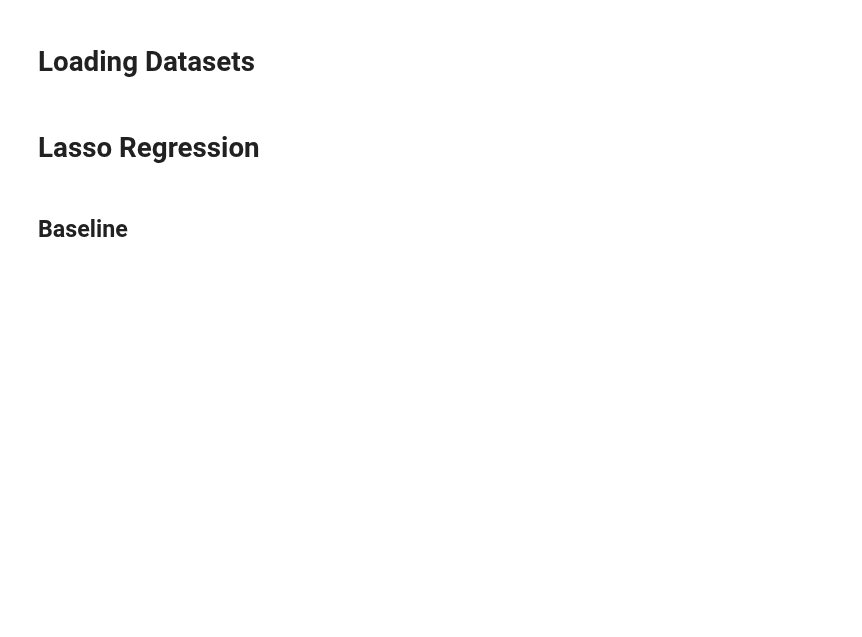
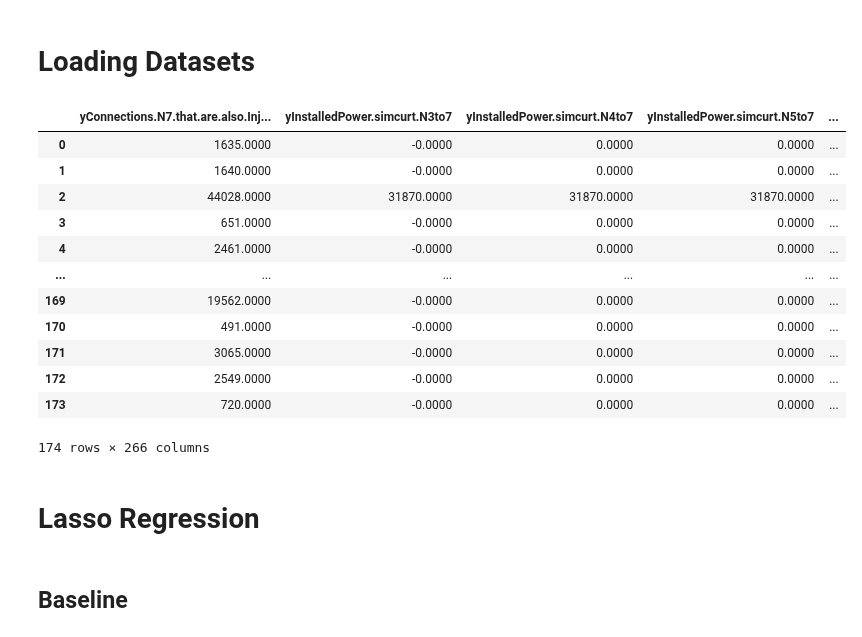
Before and after one commit to ducanhnguyen99/BNetzA, a Jupyter notebook: Modelling/Model_Evaluation.ipynb, the cells around one changed output. Cells and saved outputs as stored; diff of their text form; code cells hidden in the pictures; blank space fills up the shorter version.

```diff
--- a/Modelling/Model_Evaluation.ipynb
+++ b/Modelling/Model_Evaluation.ipynb
@@ -43,3 +23,21 @@ X_train, y_train, X_test, y_test, X_train_scaled, y_train_scaled, X_test_scaled,
+# %%
+df_train_list, df_test_list = create_variations(df_train, df_test)
+# %%
+df_train_list[7]
+# %% [output]
+|  | yConnections.N7.that.are.also.Inj... | yInstalledPower.simcurt.N3to7 | yInstalledPower.simcurt.N4to7 | yInstalledPower.simcurt.N5to7 | ... |
+| 0 | 1635.0000 | -0.0000 | 0.0000 | 0.0000 | ... |
+| 1 | 1640.0000 | -0.0000 | 0.0000 | 0.0000 | ... |
+| 2 | 44028.0000 | 31870.0000 | 31870.0000 | 31870.0000 | ... |
+| 3 | 651.0000 | -0.0000 | 0.0000 | 0.0000 | ... |
+| 4 | 2461.0000 | -0.0000 | 0.0000 | 0.0000 | ... |
+| ... | ... | ... | ... | ... | ... |
+| 169 | 19562.0000 | -0.0000 | 0.0000 | 0.0000 | ... |
+| 170 | 491.0000 | -0.0000 | 0.0000 | 0.0000 | ... |
+| 171 | 3065.0000 | -0.0000 | 0.0000 | 0.0000 | ... |
+| 172 | 2549.0000 | -0.0000 | 0.0000 | 0.0000 | ... |
+| 173 | 720.0000 | -0.0000 | 0.0000 | 0.0000 | ... |
+174 rows × 266 columns
 # %% [markdown]
 # Lasso Regression
 # %% [markdown]
```
Also changed, not shown: parts of 4 cells of this notebook, 6 other files.
